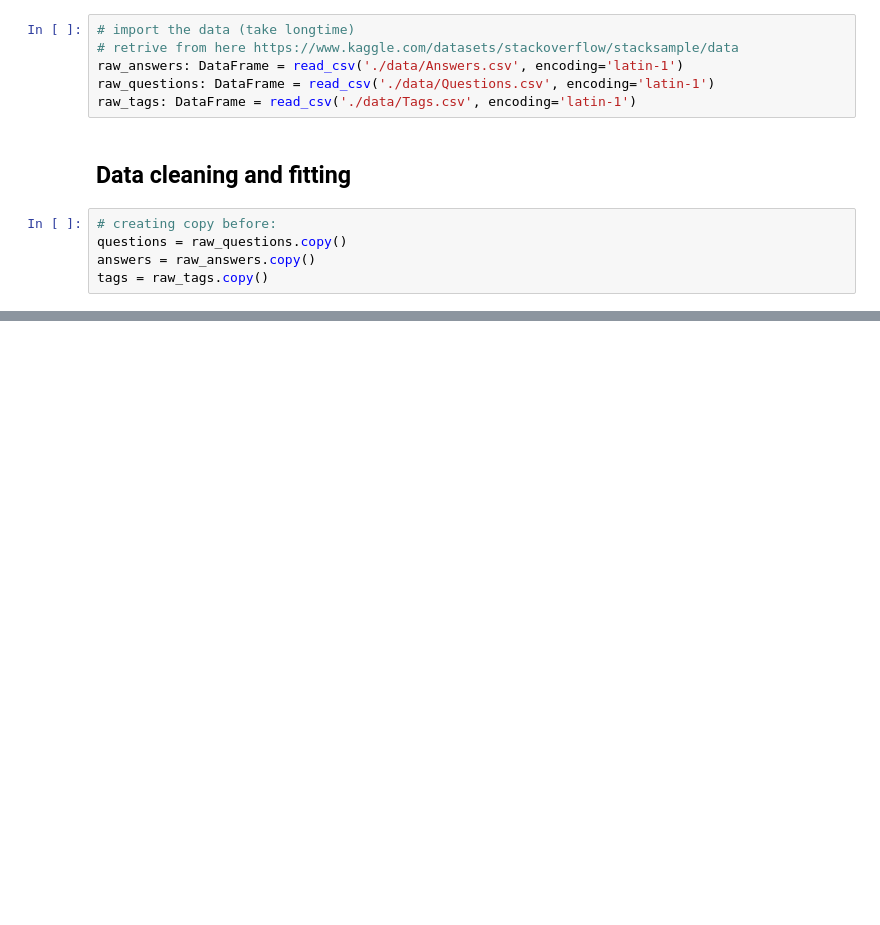
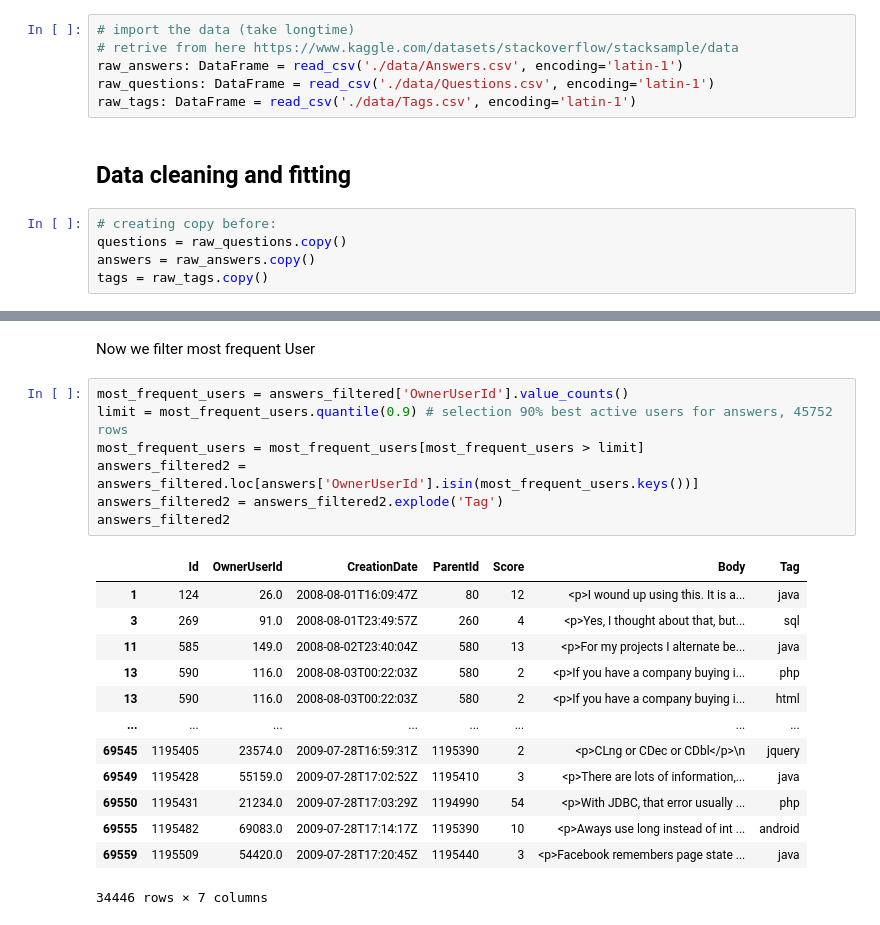
Before and after one commit to valentincuzin/StackOverflow_analyse, a Jupyter notebook: FirstAnalyse.ipynb, the cells around one changed output, grey strips where cells are left out. Saved outputs shown, nothing was run; the diff lists cells and outputs as text; blank space fills up the shorter version.

```diff
--- a/FirstAnalyse.ipynb
+++ b/FirstAnalyse.ipynb
@@ -93,0 +65,23 @@ User_per_tag
+# %% [markdown]
+Now we filter most frequent User
+# %%
+most_frequent_users = answers_filtered['OwnerUserId'].value_counts()
+limit = most_frequent_users.quantile(0.9) # selection 90% best active users for answers, 45752 rows
+most_frequent_users = most_frequent_users[most_frequent_users > limit]
+answers_filtered2 = answers_filtered.loc[answers['OwnerUserId'].isin(most_frequent_users.keys())]
+answers_filtered2 = answers_filtered2.explode('Tag')
+answers_filtered2
+# %% [output]
+|  | Id | OwnerUserId | CreationDate | ParentId | Score | Body | Tag |
+| 1 | 124 | 26.0 | 2008-08-01T16:09:47Z | 80 | 12 | <p>I wound up using this. It is a... | java |
+| 3 | 269 | 91.0 | 2008-08-01T23:49:57Z | 260 | 4 | <p>Yes, I thought about that, but... | sql |
+| 11 | 585 | 149.0 | 2008-08-02T23:40:04Z | 580 | 13 | <p>For my projects I alternate be... | java |
+| 13 | 590 | 116.0 | 2008-08-03T00:22:03Z | 580 | 2 | <p>If you have a company buying i... | php |
+| 13 | 590 | 116.0 | 2008-08-03T00:22:03Z | 580 | 2 | <p>If you have a company buying i... | html |
+| ... | ... | ... | ... | ... | ... | ... | ... |
+| 69545 | 1195405 | 23574.0 | 2009-07-28T16:59:31Z | 1195390 | 2 | <p>CLng or CDec or CDbl</p>\n | jquery |
+| 69549 | 1195428 | 55159.0 | 2009-07-28T17:02:52Z | 1195410 | 3 | <p>There are lots of information,... | java |
+| 69550 | 1195431 | 21234.0 | 2009-07-28T17:03:29Z | 1194990 | 54 | <p>With JDBC, that error usually ... | php |
+| 69555 | 1195482 | 69083.0 | 2009-07-28T17:14:17Z | 1195390 | 10 | <p>Aways use long instead of int ... | android |
+| 69559 | 1195509 | 54420.0 | 2009-07-28T17:20:45Z | 1195440 | 3 | <p>Facebook remembers page state ... | java |
+34446 rows × 7 columns
```
Also changed, not shown: parts of 13 cells of this notebook.
